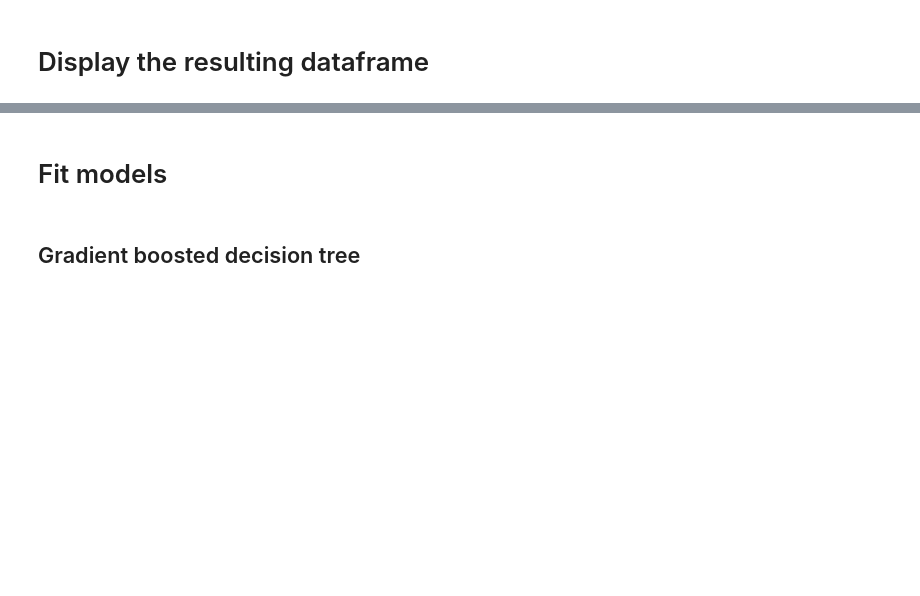
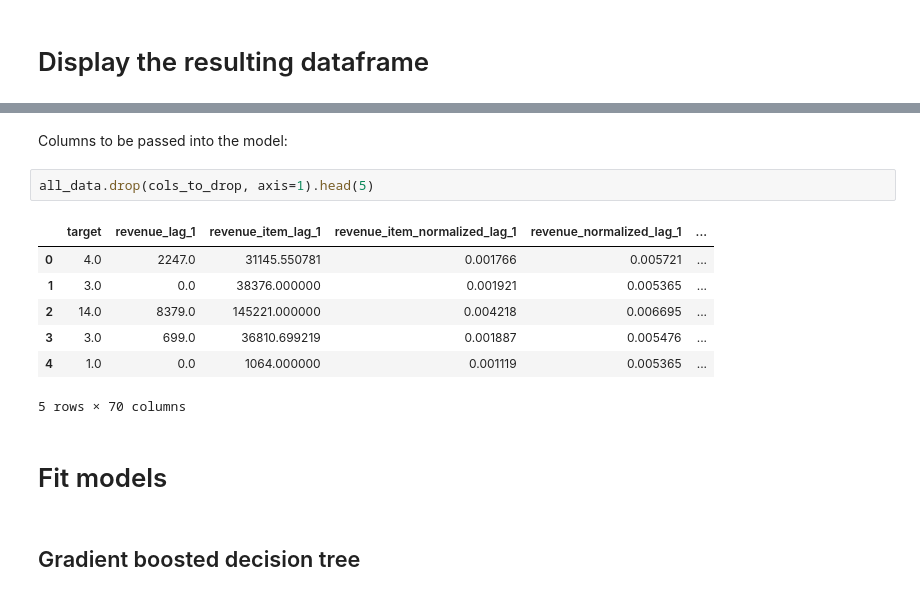
Before and after one commit to AdamPG/competitive-data-science-predict-future-sales, a Jupyter notebook: feature_extraction_pandas.ipynb, the cells around one changed output, grey strips where cells are left out. Cells and saved outputs as stored; diff of their text form; blank space fills up the shorter version.

```diff
--- a/feature_extraction_pandas.ipynb
+++ b/feature_extraction_pandas.ipynb
@@ -337,3 +338,15 @@ all_data.head(5)
+# %% [markdown]
+Columns to be passed into the model:
+# %%
+all_data.drop(cols_to_drop, axis=1).head(5)
+# %% [output]
+|  | target | revenue_lag_1 | revenue_item_lag_1 | revenue_item_normalized_lag_1 | revenue_normalized_lag_1 | ... |
+| 0 | 4.0 | 2247.0 | 31145.550781 | 0.001766 | 0.005721 | ... |
+| 1 | 3.0 | 0.0 | 38376.000000 | 0.001921 | 0.005365 | ... |
+| 2 | 14.0 | 8379.0 | 145221.000000 | 0.004218 | 0.006695 | ... |
+| 3 | 3.0 | 699.0 | 36810.699219 | 0.001887 | 0.005476 | ... |
+| 4 | 1.0 | 0.0 | 1064.000000 | 0.001119 | 0.005365 | ... |
+5 rows × 70 columns
 # %% [markdown]
 # Fit models
 # %% [markdown]
```
Also changed, not shown: parts of 12 cells of this notebook.
